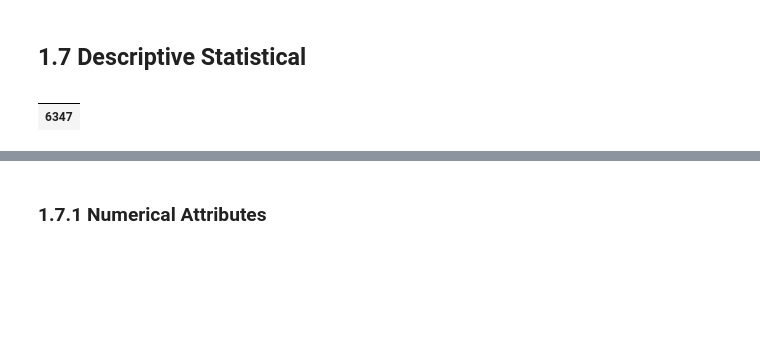
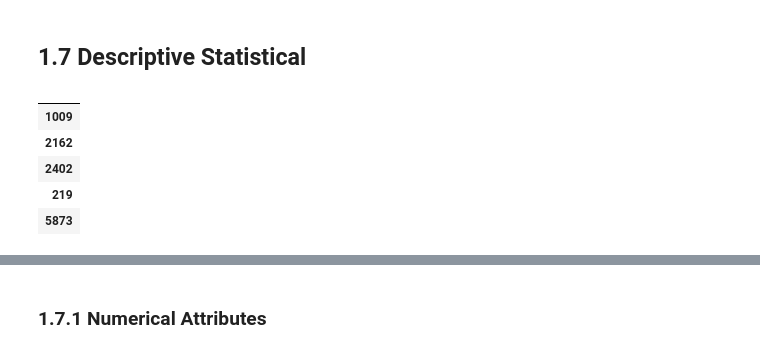
Before and after one commit to Raquelrs3/Netflix_Sistema_Recomendacao, a Jupyter notebook: Netflix_SR_C1_.ipynb, the cells around one changed output, grey strips where cells are left out. Drawn from its saved outputs; the diff is of its cells as text; code cells hidden in the pictures; blank space fills up the shorter version.

```diff
--- a/Netflix_SR_C1_.ipynb
+++ b/Netflix_SR_C1_.ipynb
@@ -196,10 +189,14 @@ num_attributes = df1.select_dtypes(include=["int64", "float64"])
 #categórico
 cat_attributes = df1.select_dtypes(exclude=["int64", "float64","datetime64[ns]"])
 # %%
-num_attributes.sample()
+num_attributes.sample(5)
 # %% [output]
 |  |
-| 6347 |
+| 1009 |
+| 2162 |
+| 2402 |
+| 219 |
+| 5873 |
 # %%
 cat_attributes.sample(5)
 # %% [output]
```
Also changed, not shown: parts of 70 cells of this notebook, 4 other files.
